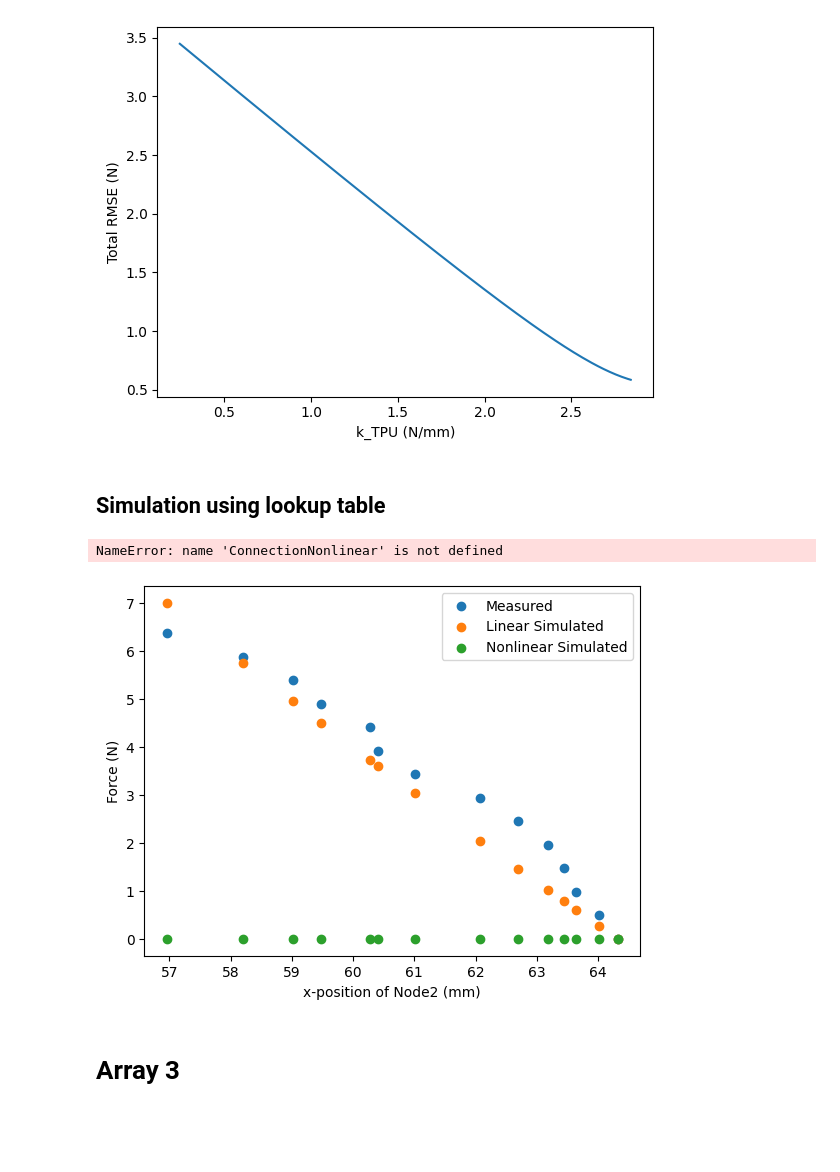
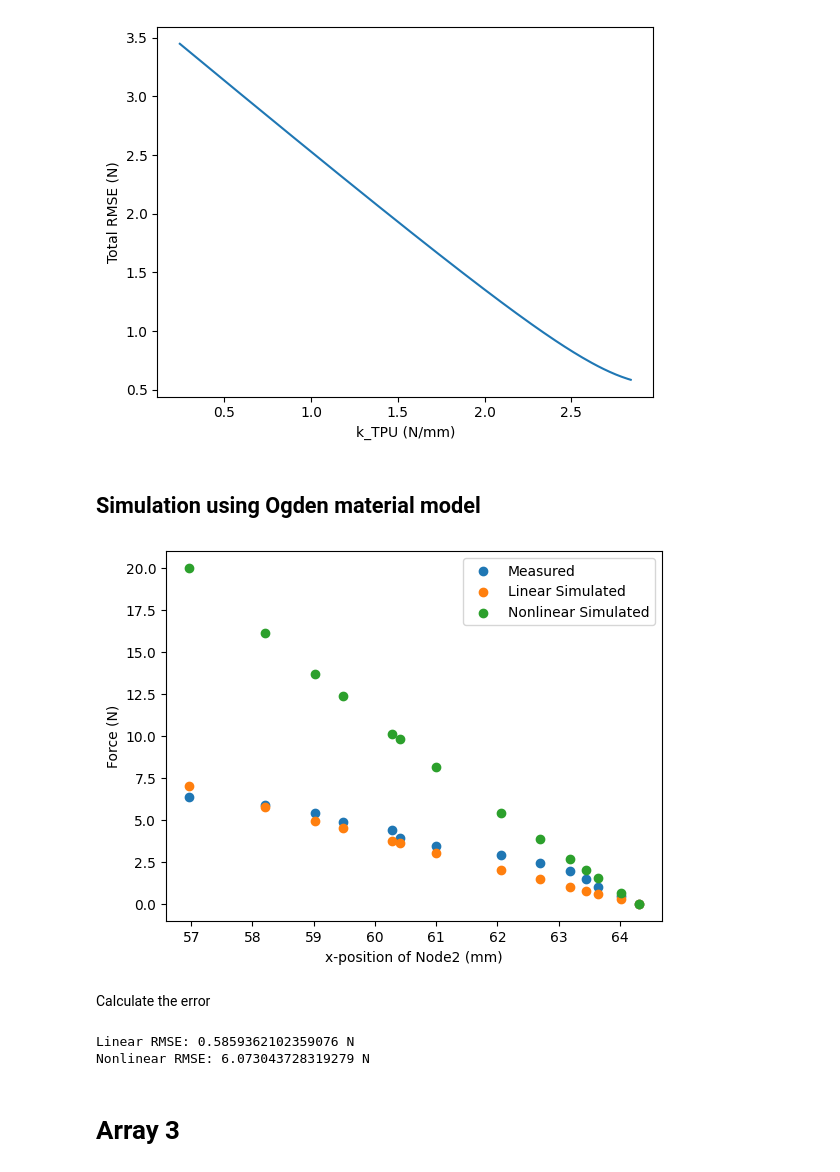
Before and after one commit to TheSmashLab/Tensegrity, a Jupyter notebook: Validation/OvertureValidation.ipynb, the cells around one changed output. Saved outputs shown, nothing was run; the diff lists cells and outputs as text; code cells hidden in the pictures; blank space fills up the shorter version.

```diff
--- a/Validation/OvertureValidation.ipynb
+++ b/Validation/OvertureValidation.ipynb
@@ -127,67 +155,73 @@ plt.close()
 # %% [output]
 [figure]
 # %% [markdown]
-## Simulation using lookup table
+## Simulation using Ogden material model
 # %%
 # Create the Tensegrity Object
+
 # nodes
 node1 = Node(name="A", position=np.array([0., 0.]))
 node2 = Node(name="B", position=np.array([65., 0.]))
 node3 = Node(name="C", position=np.array([63.25, 62.5]))
 node4 = Node(name="D", position=np.array([1.75, 62.5]))
 nodes = [node1, node2, node3, node4]
+
 # connections
-connection1 = Connection(nodes=[node1, node2], connection_type=Connection.ConnectionType.STRING, stiffness=k_fl, name="control_string")
-connection2 = ConnectionNonlinear(nodes=[node2, node3], connection_type=Connection.ConnectionType.STRING, material_properties=NonlinProps(strain=strain, stress=stress))
-connection3 = ConnectionNonlinear(nodes=[node3, node4], connection_type=Connection.ConnectionType.STRING, material_properties=NonlinProps(strain=strain, stress=stress))
-connection4 = ConnectionNonlinear(nodes=[node4, node1], connection_type=Connection.ConnectionType.STRING, material_properties=NonlinProps(strain=strain, stress=stress))
-connection5 = Connection(nodes=[node1, node3], connection_type=Connection.ConnectionType.BAR, stiffness=k_Al)
-connection6 = Connection(nodes=[node2, node4], connection_type=Connection.ConnectionType.BAR, stiffness=k_Al)
+connection1 = Connection(nodes=[node1, node2], connection_type=string, stiffness=k_fl, name="control_string")
+connection2 = ConnectionNonlinear(nodes=[node2, node3], connection_type=string, material_properties=NonlinProps(strain=strain, stress=stress))
+connection3 = ConnectionNonlinear(nodes=[node3, node4], connection_type=string, material_properties=NonlinProps(strain=strain, stress=stress))
+connection4 = ConnectionNonlinear(nodes=[node4, node1], connection_type=string, material_properties=NonlinProps(strain=strain, stress=stress))
+connection5 = Connection(nodes=[node1, node3], connection_type=bar, stiffness=k_Al)
+connection6 = Connection(nodes=[node2, node4], connection_type=bar, stiffness=k_Al)
 connections = [connection1, connection2, connection3, connection4, connection5, connection6]
-
-print(connection1.name)
-print(connection1.__dict__)
-print(connection1.linear)
 
 # pins
 pins = {"A": [True, True],
         "B": [False, True],
         "C": [False, False],
         "D": [False, False]}
+
 # control cable
 controls = [connection1]
 
 # Create the Solver
 tensegrity_system = Tensegrity(nodes, connections, pins, controls)
 solver = TensegritySolver(tensegrity_system)
-# Solve
 solver.solve()
 
 # Calculate the force on the control string for each displacement value
 length_change = 0.0 # mm, initial length change
-tensions_NL = []
+tensions_NL_1 = []
 for i in range(len(inner_distances1)): # For each displacement value
     tensegrity_system.change_control_lengths(length_change)
     solver.solve()
     # get and store the force on the control string
-    tensions_NL.append(connection1.force)
+    tensions_NL_1.append(connection1.force)
     if i < len(inner_distances1) - 1:
         length_change = inner_distances1[i+1] - inner_distances1[i]
-# %% [output]
-NameError: name 'ConnectionNonlinear' is not defined
 # %%
 # Display the measured, linear, and nonlinear results
 plt.scatter(inner_distances1, forces, label="Measured", marker='o')
 plt.scatter(inner_distances1, best_tensions, label="Linear Simulated", marker='o')
-plt.scatter(inner_distances1, tensions_NL, label="Nonlinear Simulated", marker='o')
+plt.scatter(inner_distances1, tensions_NL_1, label="Nonlinear Simulated", marker='o')
 plt.xlabel("x-position of Node2 (mm)")
 plt.ylabel("Force (N)")
 plt.legend()
 plt.show()
 plt.close()
 # Return the RMSE for linear and nonlinear results
 # %% [output]
-[figure, old version]
+[figure, new version]
+# %% [markdown]
+Calculate the error
+# %%
+print(f"Linear RMSE: {min_error} N")
+
+RMSE_NL_1 = np.sqrt(np.mean((np.array(tensions_NL_1) - forces)**2))
+print(f"Nonlinear RMSE: {RMSE_NL_1} N")
+# %% [output]
+Linear RMSE: 0.5859362102359076 N
+Nonlinear RMSE: 6.073043728319279 N
 # %% [markdown]
 # Array 3
 # %% [markdown]
```
Also changed, not shown: parts of 14 cells of this notebook, 2 other files.
